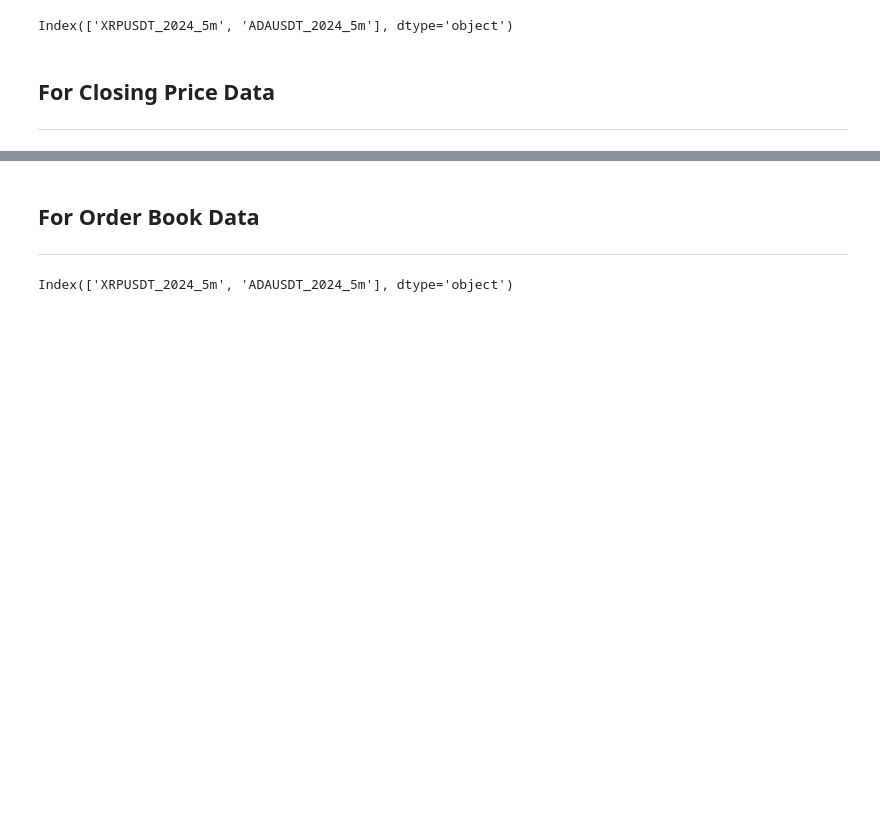
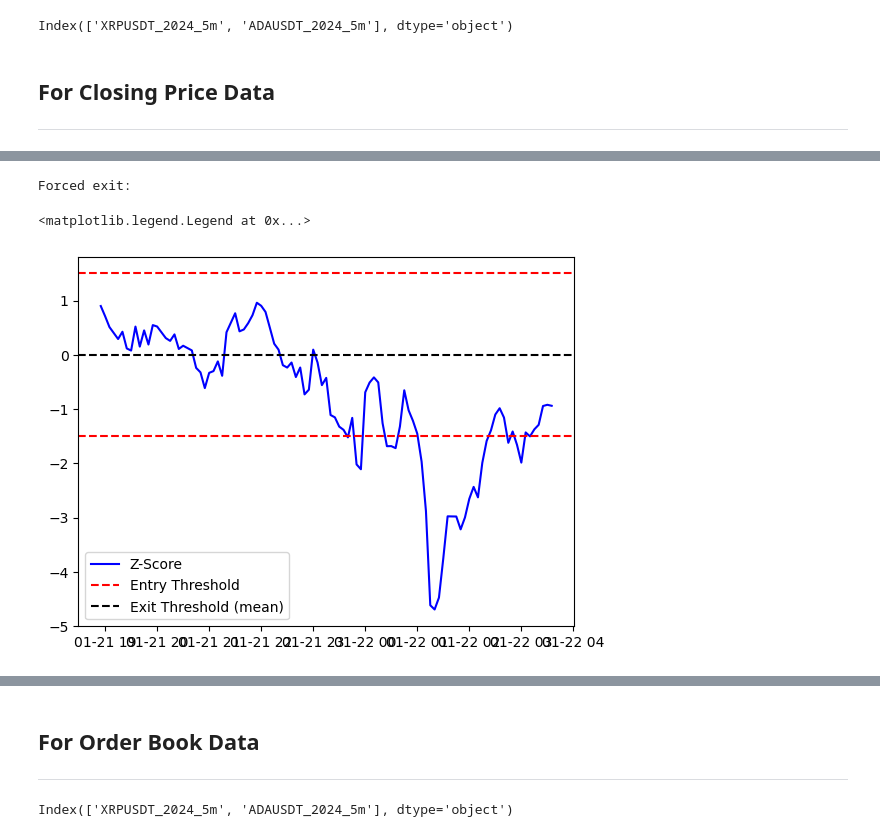
Before and after one commit to alexandrosdp/PairsTrading, a Jupyter notebook: main.ipynb, the cells around one changed output, grey strips where cells are left out. Drawn from its saved outputs; the diff is of its cells as text; code cells hidden in the pictures; blank space fills up the shorter version.

```diff
--- a/main.ipynb
+++ b/main.ipynb
@@ -58,4 +58,4 @@ prices = pd.read_csv('tardis_data/final_in_sample_dataset/final_in_sample_datase
 
 #prices = prices[['DOGEUSDT_2024_5m', 'LTCUSDT_2024_5m']]
 
-#prices = prices[['XRPUSDT_2024_5m', 'ADAUSDT_2024_5m']]
+prices = prices[['XRPUSDT_2024_5m', 'ADAUSDT_2024_5m']]
@@ -608,0 +499,18 @@ Name: XRPUSDT_2024_5m, Length: 50928, dtype: float64
+# %%
+count = 0
+for exit in trade_exits:
+
+    if (exit['exit_type'] == 'forced_exit'):
+        count += 1
+        print("Forced exit:",)
+# %% [output]
+Forced exit:
+# %%
+plt.plot(zscore_series[5800:5900], color = 'blue', label = 'Z-Score')
+plt.axhline(1.5, color='red', linestyle='--', label = 'Entry Threshold')
+plt.axhline(-1.5, color='red', linestyle='--')
+plt.axhline(0, color='black', linestyle='--', label = 'Exit Threshold (mean)')
+plt.legend()
+# %% [output]
+<matplotlib.legend.Legend at 0x...>
+[figure, added]
```
Also changed, not shown: parts of 15 cells of this notebook, 9 other files.
